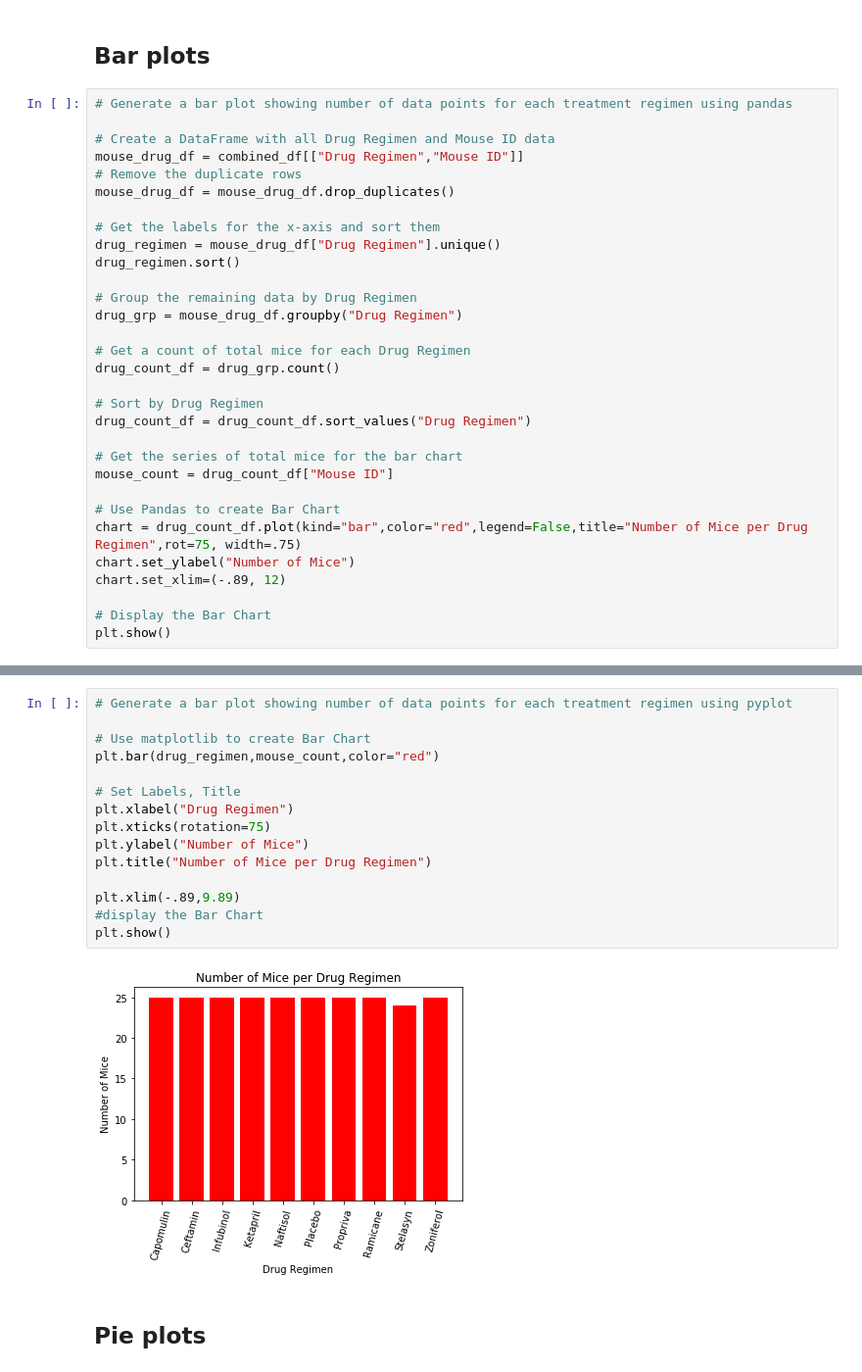
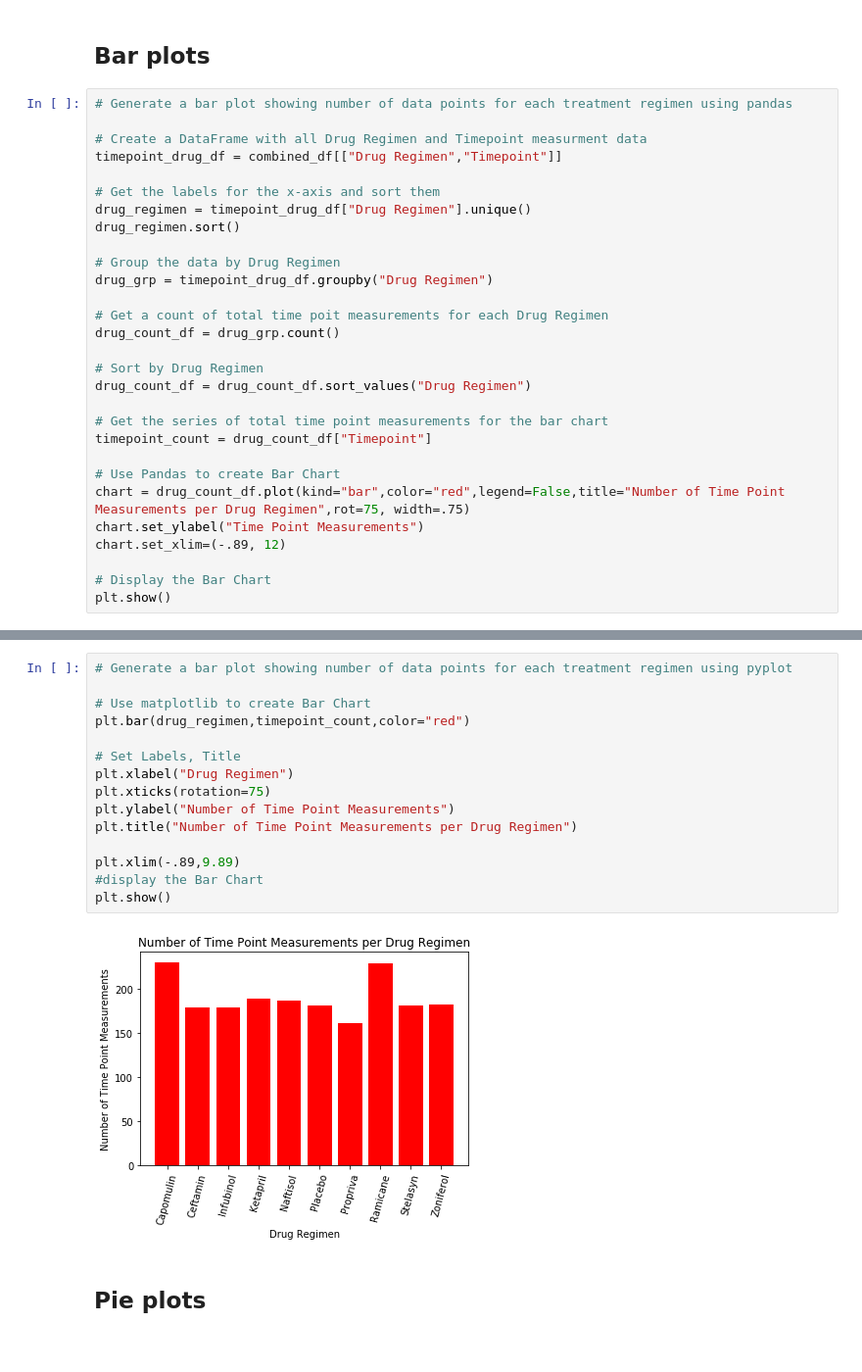
Before and after one commit to nvanlangen/matplotlib-challenge, a Jupyter notebook: Pymaceuticals/pymaceuticals_NVL.ipynb, the cells around one changed output, grey strips where cells are left out. Shown: that part at 98% size. Saved outputs shown, nothing was run; the diff lists cells and outputs as text.

Commit message:
Cleaned up some of the data

```diff
--- a/Pymaceuticals/pymaceuticals_NVL.ipynb
+++ b/Pymaceuticals/pymaceuticals_NVL.ipynb
@@ -74,30 +78,28 @@ regimen_tumor_volume_stats_df
 # %%
 # Generate a bar plot showing number of data points for each treatment regimen using pandas
 
-# Create a DataFrame with all Drug Regimen and Mouse ID data
-mouse_drug_df = combined_df[["Drug Regimen","Mouse ID"]]
-# Remove the duplicate rows
-mouse_drug_df = mouse_drug_df.drop_duplicates()
+# Create a DataFrame with all Drug Regimen and Timepoint measurment data
+timepoint_drug_df = combined_df[["Drug Regimen","Timepoint"]]
 
 # Get the labels for the x-axis and sort them
-drug_regimen = mouse_drug_df["Drug Regimen"].unique()
+drug_regimen = timepoint_drug_df["Drug Regimen"].unique()
 drug_regimen.sort()
 
-# Group the remaining data by Drug Regimen
-drug_grp = mouse_drug_df.groupby("Drug Regimen")
+# Group the data by Drug Regimen
+drug_grp = timepoint_drug_df.groupby("Drug Regimen")
 
-# Get a count of total mice for each Drug Regimen
+# Get a count of total time poit measurements for each Drug Regimen
 drug_count_df = drug_grp.count()
 
 # Sort by Drug Regimen
 drug_count_df = drug_count_df.sort_values("Drug Regimen")
 
-# Get the series of total mice for the bar chart
-mouse_count = drug_count_df["Mouse ID"]
+# Get the series of total time point measurements for the bar chart
+timepoint_count = drug_count_df["Timepoint"]
 
 # Use Pandas to create Bar Chart
-chart = drug_count_df.plot(kind="bar",color="red",legend=False,title="Number of Mice per Drug Regimen",rot=75, width=.75)
-chart.set_ylabel("Number of Mice")
+chart = drug_count_df.plot(kind="bar",color="red",legend=False,title="Number of Time Point Measurements per Drug Regimen",rot=75, width=.75)
+chart.set_ylabel("Time Point Measurements")
 chart.set_xlim=(-.89, 12)
 
 # Display the Bar Chart
@@ -107,20 +109,20 @@ plt.show()
 # %%
 # Generate a bar plot showing number of data points for each treatment regimen using pyplot
 
 # Use matplotlib to create Bar Chart
-plt.bar(drug_regimen,mouse_count,color="red")
+plt.bar(drug_regimen,timepoint_count,color="red")
 
 # Set Labels, Title
 plt.xlabel("Drug Regimen")
 plt.xticks(rotation=75)
-plt.ylabel("Number of Mice")
-plt.title("Number of Mice per Drug Regimen")
+plt.ylabel("Number of Time Point Measurements")
+plt.title("Number of Time Point Measurements per Drug Regimen")
 
 plt.xlim(-.89,9.89)
 #display the Bar Chart
 plt.show()
 # %% [output]
-[figure, old version]
+[figure, new version]
 # %% [markdown]
 ## Pie plots
 # %%
```
Also changed, not shown: parts of 8 cells of this notebook.
